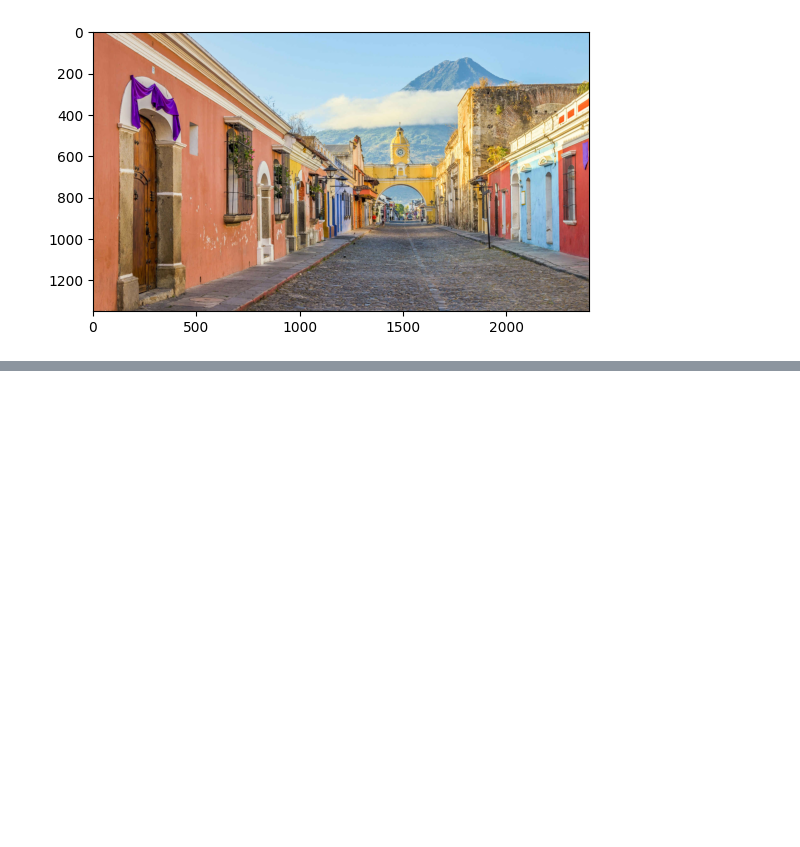
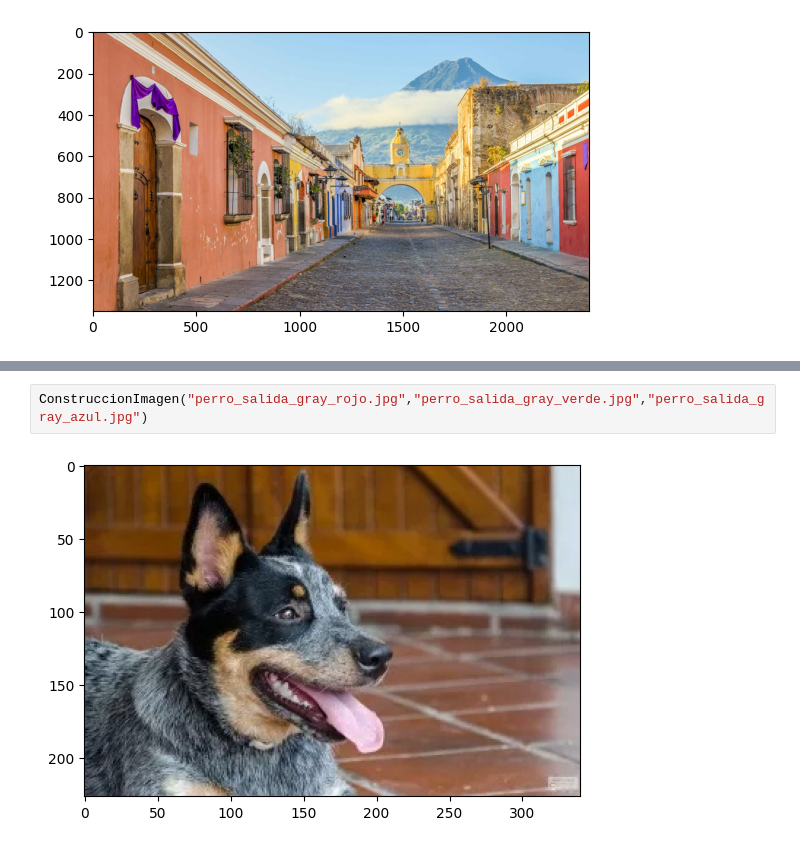
Before and after one commit to LeoContreras8/Lab1, a Jupyter notebook: laboratorio1_LeonelContreras.ipynb, the cells around one changed output, grey strips where cells are left out. Cells and saved outputs as stored; diff of their text form; blank space fills up the shorter version.

```diff
--- a/laboratorio1_LeonelContreras.ipynb
+++ b/laboratorio1_LeonelContreras.ipynb
@@ -135,0 +178,4 @@ El valor de color ingresado es inválido,debe ser: 1,2,3,10,20 ó 30, esta es la
+# %%
+ConstruccionImagen("perro_salida_gray_rojo.jpg","perro_salida_gray_verde.jpg","perro_salida_gray_azul.jpg")
+# %% [output]
+[figure, added]
```
Also changed, not shown: parts of 4 cells of this notebook, 1 other file.
